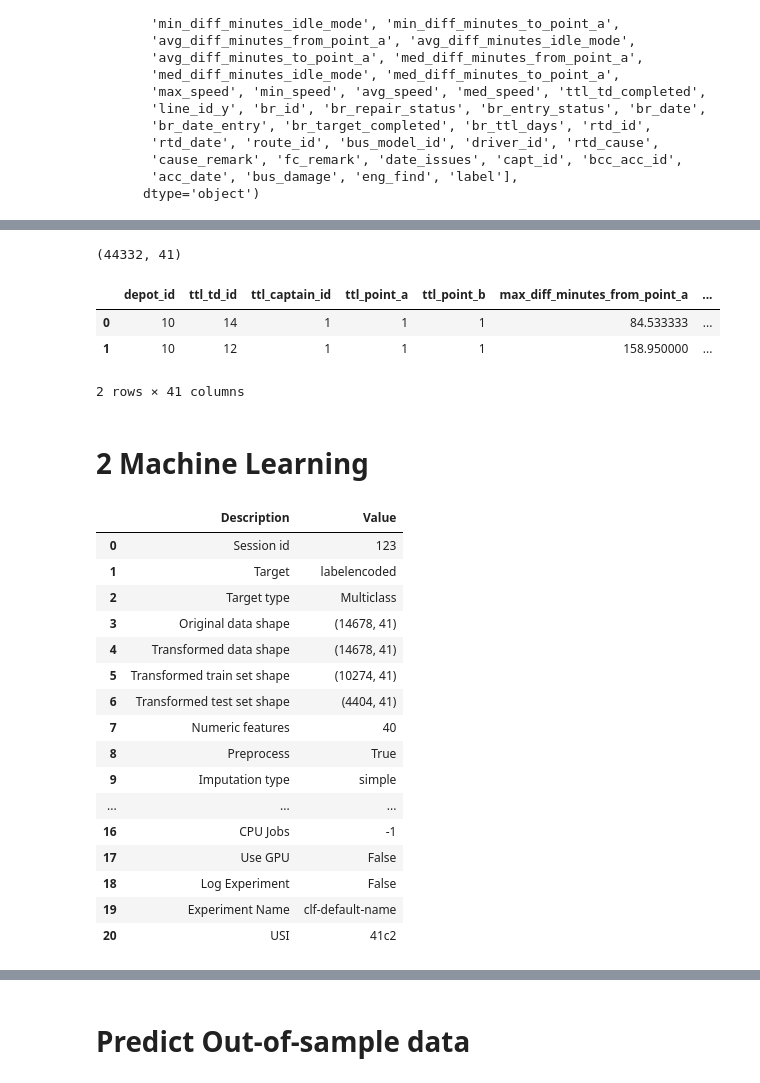
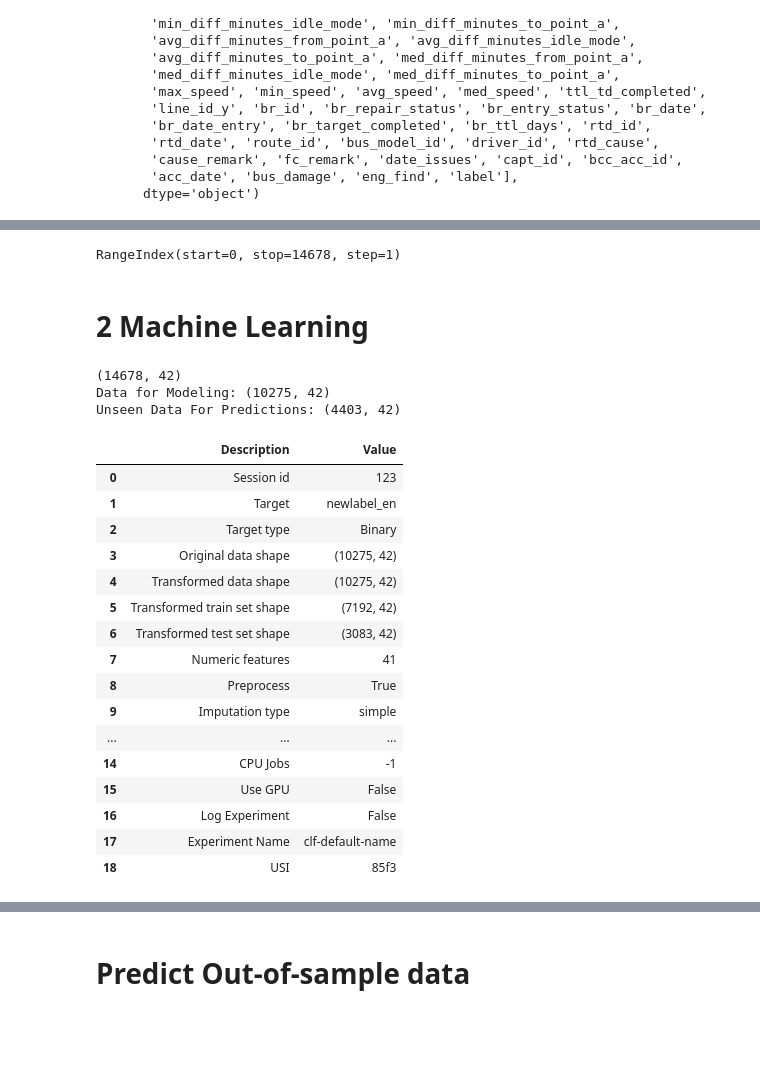
Before and after one commit to izardy/myrapid-backend, a Jupyter notebook: ml/RapidKL_Hackathon_Predict_Label2.ipynb, the cells around one changed output, grey strips where cells are left out. Cells and saved outputs as stored; diff of their text form; code cells hidden in the pictures; blank space fills up the shorter version.

```diff
--- a/ml/RapidKL_Hackathon_Predict_Label2.ipynb
+++ b/ml/RapidKL_Hackathon_Predict_Label2.ipynb
@@ -31,0 +37,6 @@ The columsn : Index(['ope_date', 'depot_id', 'line_id_x', 'bus_no', 'point_a', '
+# %%
+# make 'newlabel' as binary.
+# jadikan hanya normaltrip sebagai 'N', dan selain itu, kena hantar workshop, high risk!
+data.loc[data['label'] == 'normal trip','newlabel'] = 'N'
+data.loc[data['newlabel'] != 'N','newlabel'] = 'Y'
+print(data.newlabel.value_counts())
@@ -270,6 +285,13 @@ data.cc = pd.Categorical(data.capt_id)
 data['capt_id_en'] = data.cc.codes
 data = data.drop('capt_id',axis=1)
 print(data.capt_id_en.value_counts())
+
+# encode 7
+# br_id
+data.cc = pd.Categorical(data.newlabel)
+data['newlabel_en'] = data.cc.codes
+data = data.drop('newlabel',axis=1)
+print(data.newlabel_en.value_counts())
 # %% [output]
 2    11083
 1     2576
@@ -294,3 +319,5 @@ data.fillna(0,inplace=True)
 # %%
 # save the data
+data = data.reset_index()
+del data['index']
 data.to_csv(r"data.csv",index=False)
@@ -325,35 +356,41 @@ df.to_csv('df_smoted.csv', index=False, encoding='utf-8')
-# %%
-print(df.shape)
-df.head(2)
-# %% [output]
-(44332, 41)
-|  | depot_id | ttl_td_id | ttl_captain_id | ttl_point_a | ttl_point_b | max_diff_minutes_from_point_a | ... |
-| 0 | 10 | 14 | 1 | 1 | 1 | 84.533333 | ... |
-| 1 | 10 | 12 | 1 | 1 | 1 | 158.950000 | ... |
-2 rows × 41 columns
+# %%
+data.index
+# %% [output]
+RangeIndex(start=0, stop=14678, step=1)
 # %% [markdown]
 # 2 Machine Learning
+# %%
+print(data.shape)
+data_insample = data.sample(frac=0.70, random_state=10).reset_index(drop=True)
+data_outsample = data.drop(data_insample.index).reset_index(drop=True)
+
+print('Data for Modeling: ' + str(data_insample.shape))
+print('Unseen Data For Predictions: ' + str(data_outsample.shape))
+# %% [output]
+(14678, 42)
+Data for Modeling: (10275, 42)
+Unseen Data For Predictions: (4403, 42)
 # %%
 from pycaret.classification import *
-s = setup(data, target = 'labelencoded', session_id = 123,normalize = True, normalize_method = 'minmax')
+s = setup(data_insample, target = 'newlabel_en', session_id = 123)
 # %% [output]
 |  | Description | Value |
 | 0 | Session id | 123 |
-| 1 | Target | labelencoded |
-| 2 | Target type | Multiclass |
-| 3 | Original data shape | (14678, 41) |
-| 4 | Transformed data shape | (14678, 41) |
-| 5 | Transformed train set shape | (10274, 41) |
-| 6 | Transformed test set shape | (4404, 41) |
-| 7 | Numeric features | 40 |
+| 1 | Target | newlabel_en |
+| 2 | Target type | Binary |
+| 3 | Original data shape | (10275, 42) |
+| 4 | Transformed data shape | (10275, 42) |
+| 5 | Transformed train set shape | (7192, 42) |
+| 6 | Transformed test set shape | (3083, 42) |
+| 7 | Numeric features | 41 |
 | 8 | Preprocess | True |
 | 9 | Imputation type | simple |
 | ... | ... | ... |
-| 16 | CPU Jobs | -1 |
-| 17 | Use GPU | False |
-| 18 | Log Experiment | False |
-| 19 | Experiment Name | clf-default-name |
-| 20 | USI | 41c2 |
+| 14 | CPU Jobs | -1 |
+| 15 | Use GPU | False |
+| 16 | Log Experiment | False |
+| 17 | Experiment Name | clf-default-name |
+| 18 | USI | 85f3 |
 # %%
 get_config('X_train_transformed').columns
 # %% [output]
```
Also changed, not shown: parts of 31 cells of this notebook.
